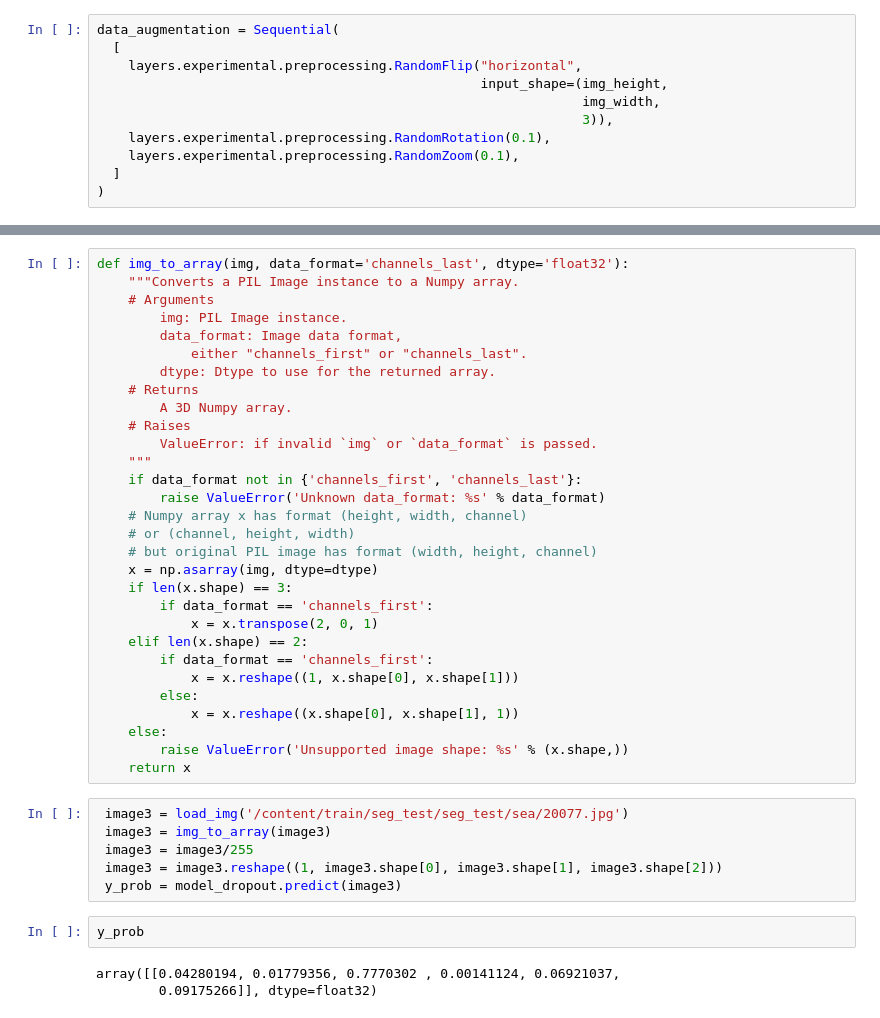
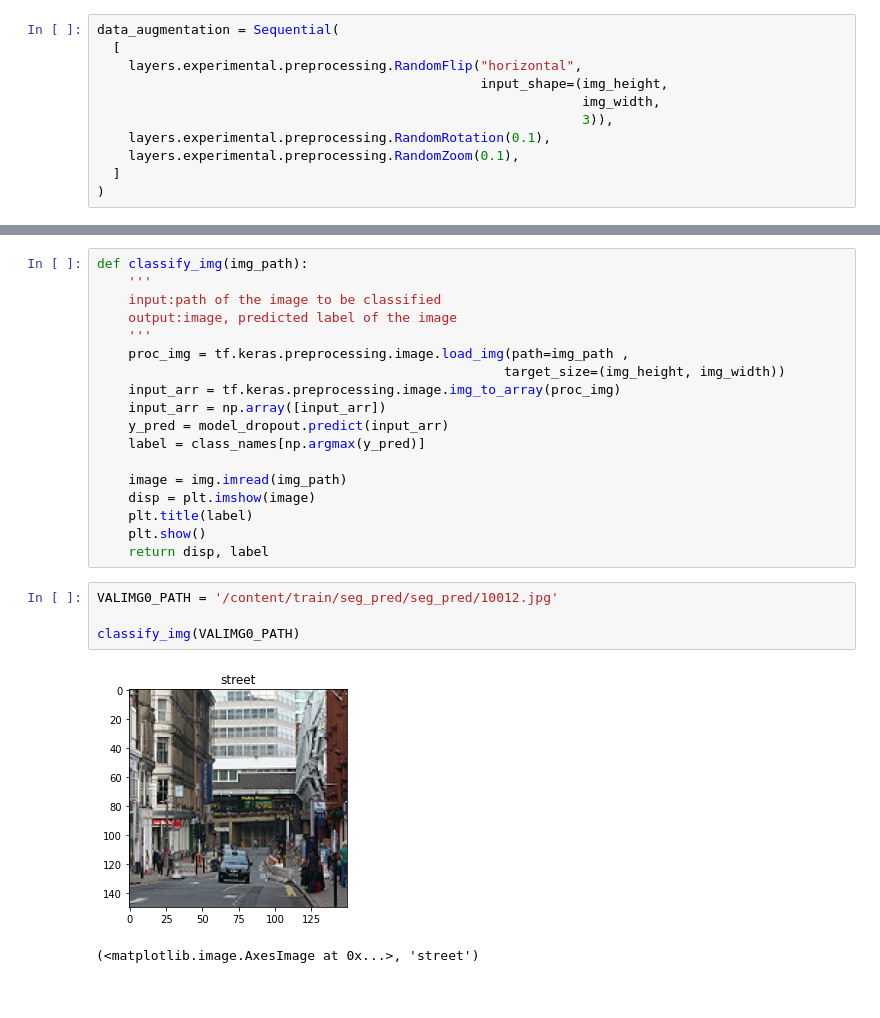
Before and after one commit to sumanjitmoshat/CNN, a Jupyter notebook: intel_image_classification.ipynb, the cells around one changed output, grey strips where cells are left out. Drawn from its saved outputs; the diff is of its cells as text.

```diff
--- a/intel_image_classification.ipynb
+++ b/intel_image_classification.ipynb
@@ -317,41 +331,25 @@ plt.show()
-# %%
-def img_to_array(img, data_format='channels_last', dtype='float32'):
-    """Converts a PIL Image instance to a Numpy array.
-    # Arguments
-        img: PIL Image instance.
-        data_format: Image data format,
-            either "channels_first" or "channels_last".
-        dtype: Dtype to use for the returned array.
-    # Returns
-        A 3D Numpy array.
-    # Raises
-        ValueError: if invalid `img` or `data_format` is passed.
-    """
-    if data_format not in {'channels_first', 'channels_last'}:
-        raise ValueError('Unknown data_format: %s' % data_format)
-    # Numpy array x has format (height, width, channel)
-    # or (channel, height, width)
-    # but original PIL image has format (width, height, channel)
-    x = np.asarray(img, dtype=dtype)
-    if len(x.shape) == 3:
-        if data_format == 'channels_first':
-            x = x.transpose(2, 0, 1)
-    elif len(x.shape) == 2:
-        if data_format == 'channels_first':
-            x = x.reshape((1, x.shape[0], x.shape[1]))
-        else:
-            x = x.reshape((x.shape[0], x.shape[1], 1))
-    else:
-        raise ValueError('Unsupported image shape: %s' % (x.shape,))
-    return x
-# %%
- image3 = load_img('/content/train/seg_test/seg_test/sea/20077.jpg')
- image3 = img_to_array(image3)
- image3 = image3/255
- image3 = image3.reshape((1, image3.shape[0], image3.shape[1], image3.shape[2]))
- y_prob = model_dropout.predict(image3)
-# %%
-y_prob
-# %% [output]
-array([[0.04280194, 0.01779356, 0.7770302 , 0.00141124, 0.06921037,
-        0.09175266]], dtype=float32)
+# %%
+def classify_img(img_path):
+    '''
+    input:path of the image to be classified
+    output:image, predicted label of the image
+    '''
+    proc_img = tf.keras.preprocessing.image.load_img(path=img_path ,
+                                                    target_size=(img_height, img_width))
+    input_arr = tf.keras.preprocessing.image.img_to_array(proc_img)
+    input_arr = np.array([input_arr])
+    y_pred = model_dropout.predict(input_arr)
+    label = class_names[np.argmax(y_pred)]
+
+    image = img.imread(img_path)
+    disp = plt.imshow(image)
+    plt.title(label)
+    plt.show()
+    return disp, label
+# %%
+VALIMG0_PATH = '/content/train/seg_pred/seg_pred/10012.jpg'
+
+classify_img(VALIMG0_PATH)
+# %% [output]
+[figure, added]
+(<matplotlib.image.AxesImage at 0x...>, 'street')
```
Also changed, not shown: parts of 6 cells of this notebook.
